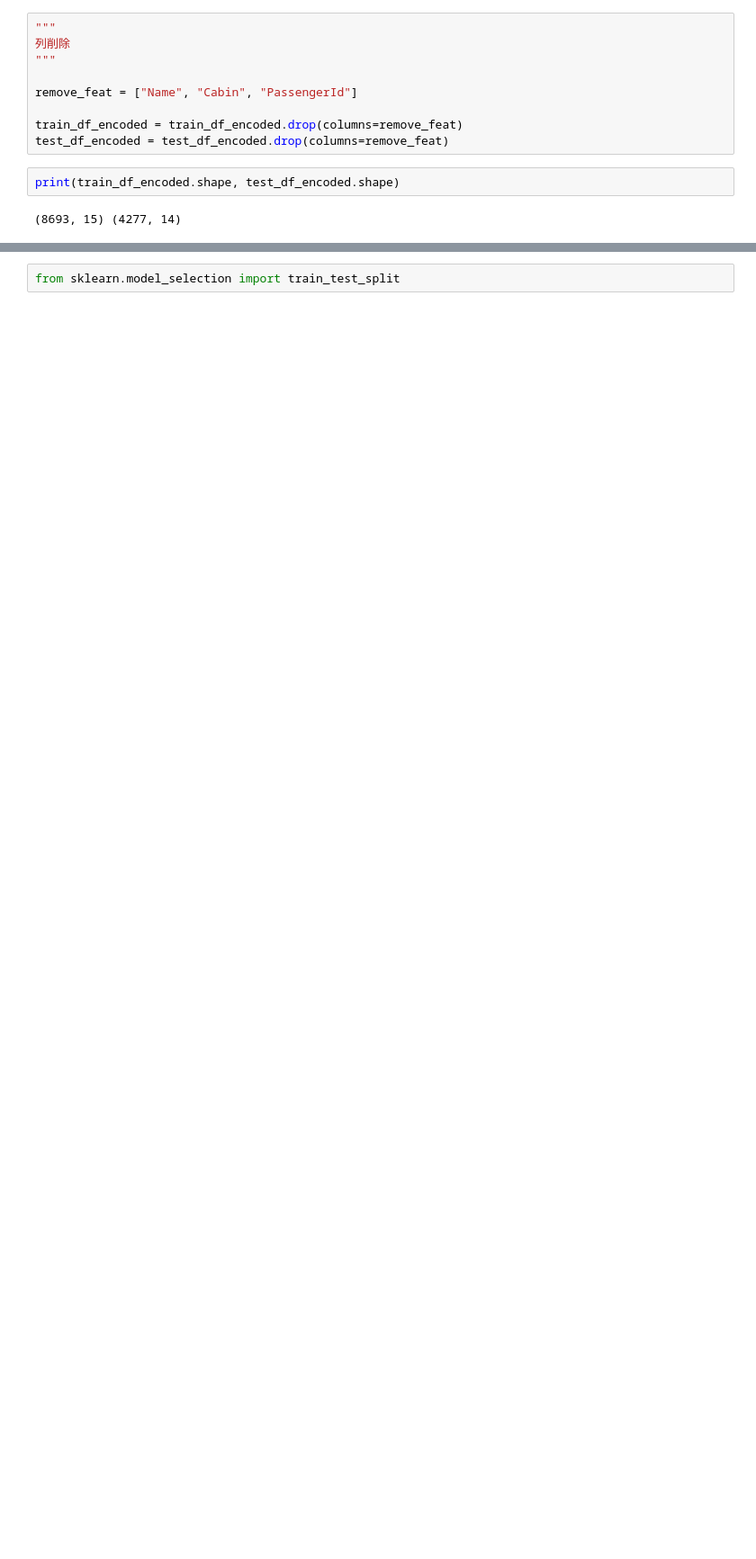
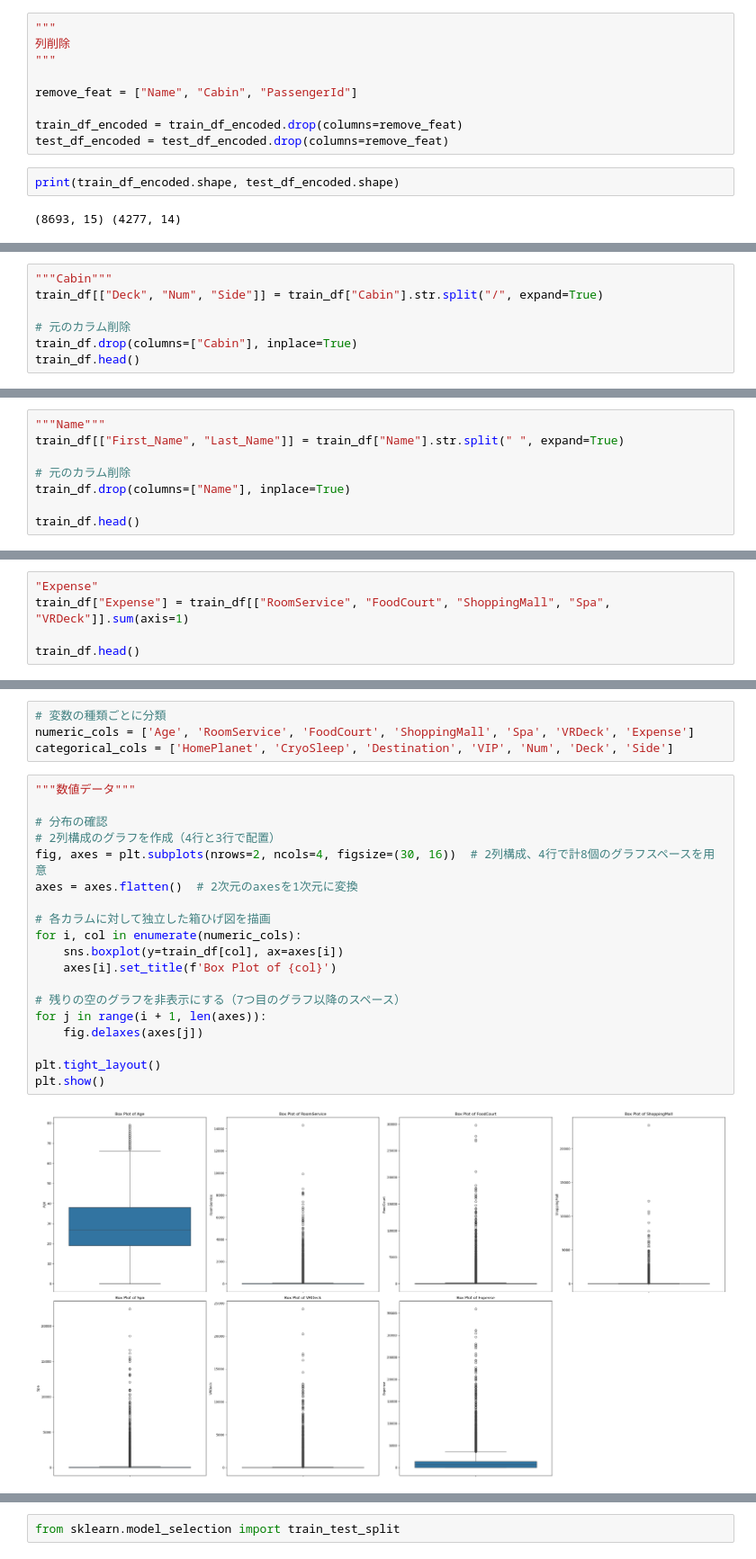
Before and after one commit to christian6022/Spaceship_Titanic, a Jupyter notebook: src/train_test.ipynb, the cells around one changed output, grey strips where cells are left out. Shown at 90% size. Cells and saved outputs as stored; diff of their text form; blank space fills up the shorter version.

```diff
--- a/src/train_test.ipynb
+++ b/src/train_test.ipynb
@@ -167,0 +217,7 @@ print(train_df_encoded.shape, test_df_encoded.shape)
+# %%
+"""Cabin"""
+train_df[["Deck", "Num", "Side"]] = train_df["Cabin"].str.split("/", expand=True)
+
+# 元のカラム削除
+train_df.drop(columns=["Cabin"], inplace=True)
+train_df.head()
@@ -167,0 +279,8 @@ print(train_df_encoded.shape, test_df_encoded.shape)
+# %%
+"""Name"""
+train_df[["First_Name", "Last_Name"]] = train_df["Name"].str.split(" ", expand=True)
+
+# 元のカラム削除
+train_df.drop(columns=["Name"], inplace=True)
+
+train_df.head()
@@ -167,0 +294,5 @@ print(train_df_encoded.shape, test_df_encoded.shape)
+# %%
+"Expense"
+train_df["Expense"] = train_df[["RoomService", "FoodCourt", "ShoppingMall", "Spa", "VRDeck"]].sum(axis=1)
+
+train_df.head()
@@ -167,0 +356,25 @@ print(train_df_encoded.shape, test_df_encoded.shape)
+# %%
+# 変数の種類ごとに分類
+numeric_cols = ['Age', 'RoomService', 'FoodCourt', 'ShoppingMall', 'Spa', 'VRDeck', 'Expense']
+categorical_cols = ['HomePlanet', 'CryoSleep', 'Destination', 'VIP', 'Num', 'Deck', 'Side']
+# %%
+"""数値データ"""
+
+# 分布の確認
+# 2列構成のグラフを作成（4行と3行で配置）
+fig, axes = plt.subplots(nrows=2, ncols=4, figsize=(30, 16))  # 2列構成、4行で計8個のグラフスペースを用意
+axes = axes.flatten()  # 2次元のaxesを1次元に変換
+
+# 各カラムに対して独立した箱ひげ図を描画
+for i, col in enumerate(numeric_cols):
+    sns.boxplot(y=train_df[col], ax=axes[i])
+    axes[i].set_title(f'Box Plot of {col}')
+
+# 残りの空のグラフを非表示にする（7つ目のグラフ以降のスペース）
+for j in range(i + 1, len(axes)):
+    fig.delaxes(axes[j])
+
+plt.tight_layout()
+plt.show()
+# %% [output]
+[figure, added]
```
Also changed, not shown: parts of 57 cells of this notebook, 6 other files.
